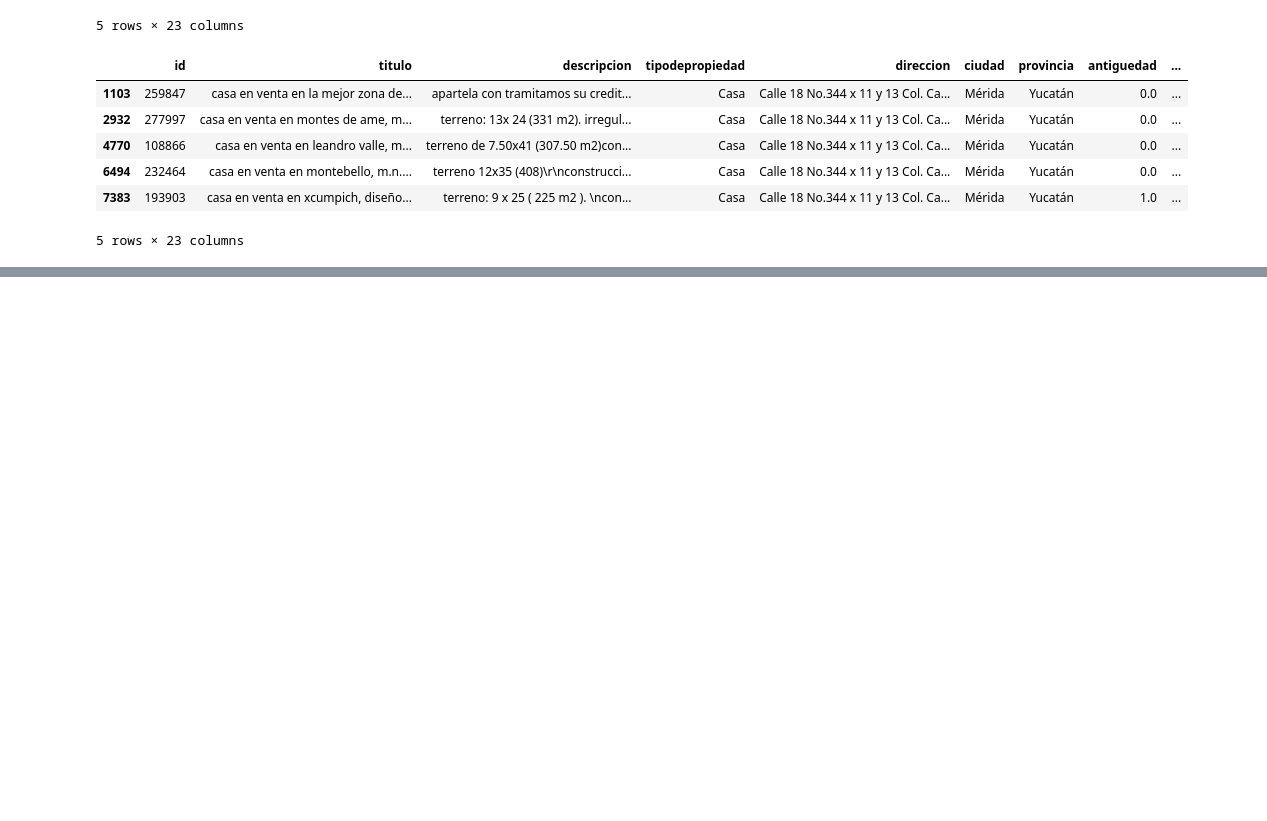
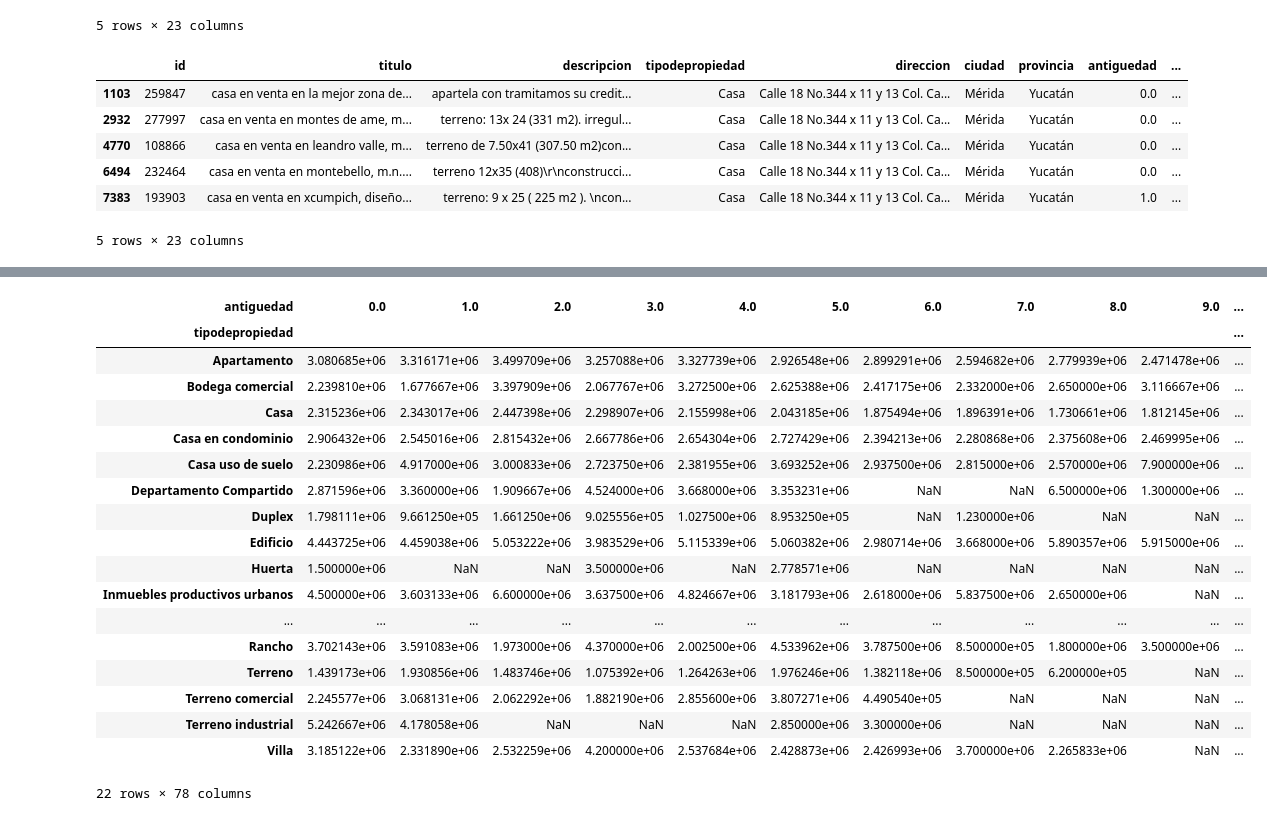
Before and after one commit to lorenzolgz/orgadatostp1, a Jupyter notebook: Analisis_basico.ipynb, the cells around one changed output, grey strips where cells are left out. Cells and saved outputs as stored; diff of their text form; code cells hidden in the pictures; blank space fills up the shorter version.

```diff
--- a/Analisis_basico.ipynb
+++ b/Analisis_basico.ipynb
@@ -392,0 +399,24 @@ Name: lng, Length: 81010, dtype: int64
+# %%
+#Me quedo solo con lo que me interesa para el analisis
+dfanalisis = df1.pivot_table(index='tipodepropiedad', columns='antiguedad', values='precio', aggfunc='mean')
+dfanalisis
+# %% [output]
+| antiguedad | 0.0 | 1.0 | 2.0 | 3.0 | 4.0 | 5.0 | 6.0 | 7.0 | 8.0 | 9.0 | ... |
+| tipodepropiedad |  |  |  |  |  |  |  |  |  |  | ... |
+| Apartamento | 3.080685e+06 | 3.316171e+06 | 3.499709e+06 | 3.257088e+06 | 3.327739e+06 | 2.926548e+06 | 2.899291e+06 | 2.594682e+06 | 2.779939e+06 | 2.471478e+06 | ... |
+| Bodega comercial | 2.239810e+06 | 1.677667e+06 | 3.397909e+06 | 2.067767e+06 | 3.272500e+06 | 2.625388e+06 | 2.417175e+06 | 2.332000e+06 | 2.650000e+06 | 3.116667e+06 | ... |
+| Casa | 2.315236e+06 | 2.343017e+06 | 2.447398e+06 | 2.298907e+06 | 2.155998e+06 | 2.043185e+06 | 1.875494e+06 | 1.896391e+06 | 1.730661e+06 | 1.812145e+06 | ... |
+| Casa en condominio | 2.906432e+06 | 2.545016e+06 | 2.815432e+06 | 2.667786e+06 | 2.654304e+06 | 2.727429e+06 | 2.394213e+06 | 2.280868e+06 | 2.375608e+06 | 2.469995e+06 | ... |
+| Casa uso de suelo | 2.230986e+06 | 4.917000e+06 | 3.000833e+06 | 2.723750e+06 | 2.381955e+06 | 3.693252e+06 | 2.937500e+06 | 2.815000e+06 | 2.570000e+06 | 7.900000e+06 | ... |
+| Departamento Compartido | 2.871596e+06 | 3.360000e+06 | 1.909667e+06 | 4.524000e+06 | 3.668000e+06 | 3.353231e+06 | NaN | NaN | 6.500000e+06 | 1.300000e+06 | ... |
+| Duplex | 1.798111e+06 | 9.661250e+05 | 1.661250e+06 | 9.025556e+05 | 1.027500e+06 | 8.953250e+05 | NaN | 1.230000e+06 | NaN | NaN | ... |
+| Edificio | 4.443725e+06 | 4.459038e+06 | 5.053222e+06 | 3.983529e+06 | 5.115339e+06 | 5.060382e+06 | 2.980714e+06 | 3.668000e+06 | 5.890357e+06 | 5.915000e+06 | ... |
+| Huerta | 1.500000e+06 | NaN | NaN | 3.500000e+06 | NaN | 2.778571e+06 | NaN | NaN | NaN | NaN | ... |
+| Inmuebles productivos urbanos | 4.500000e+06 | 3.603133e+06 | 6.600000e+06 | 3.637500e+06 | 4.824667e+06 | 3.181793e+06 | 2.618000e+06 | 5.837500e+06 | 2.650000e+06 | NaN | ... |
+| ... | ... | ... | ... | ... | ... | ... | ... | ... | ... | ... | ... |
+| Rancho | 3.702143e+06 | 3.591083e+06 | 1.973000e+06 | 4.370000e+06 | 2.002500e+06 | 4.533962e+06 | 3.787500e+06 | 8.500000e+05 | 1.800000e+06 | 3.500000e+06 | ... |
+| Terreno | 1.439173e+06 | 1.930856e+06 | 1.483746e+06 | 1.075392e+06 | 1.264263e+06 | 1.976246e+06 | 1.382118e+06 | 8.500000e+05 | 6.200000e+05 | NaN | ... |
+| Terreno comercial | 2.245577e+06 | 3.068131e+06 | 2.062292e+06 | 1.882190e+06 | 2.855600e+06 | 3.807271e+06 | 4.490540e+05 | NaN | NaN | NaN | ... |
+| Terreno industrial | 5.242667e+06 | 4.178058e+06 | NaN | NaN | NaN | 2.850000e+06 | 3.300000e+06 | NaN | NaN | NaN | ... |
+| Villa | 3.185122e+06 | 2.331890e+06 | 2.532259e+06 | 4.200000e+06 | 2.537684e+06 | 2.428873e+06 | 2.426993e+06 | 3.700000e+06 | 2.265833e+06 | NaN | ... |
+22 rows × 78 columns
```
Also changed, not shown: parts of 10 cells of this notebook.
